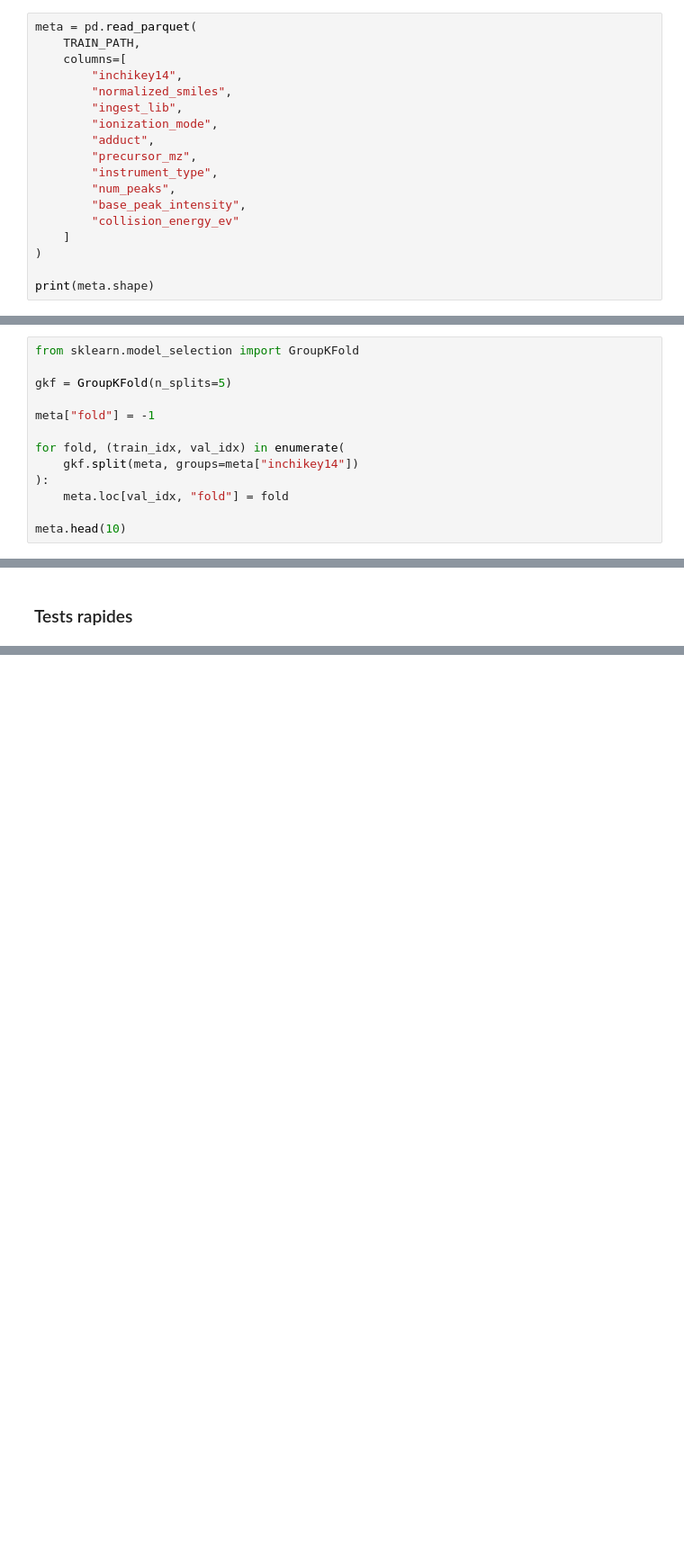
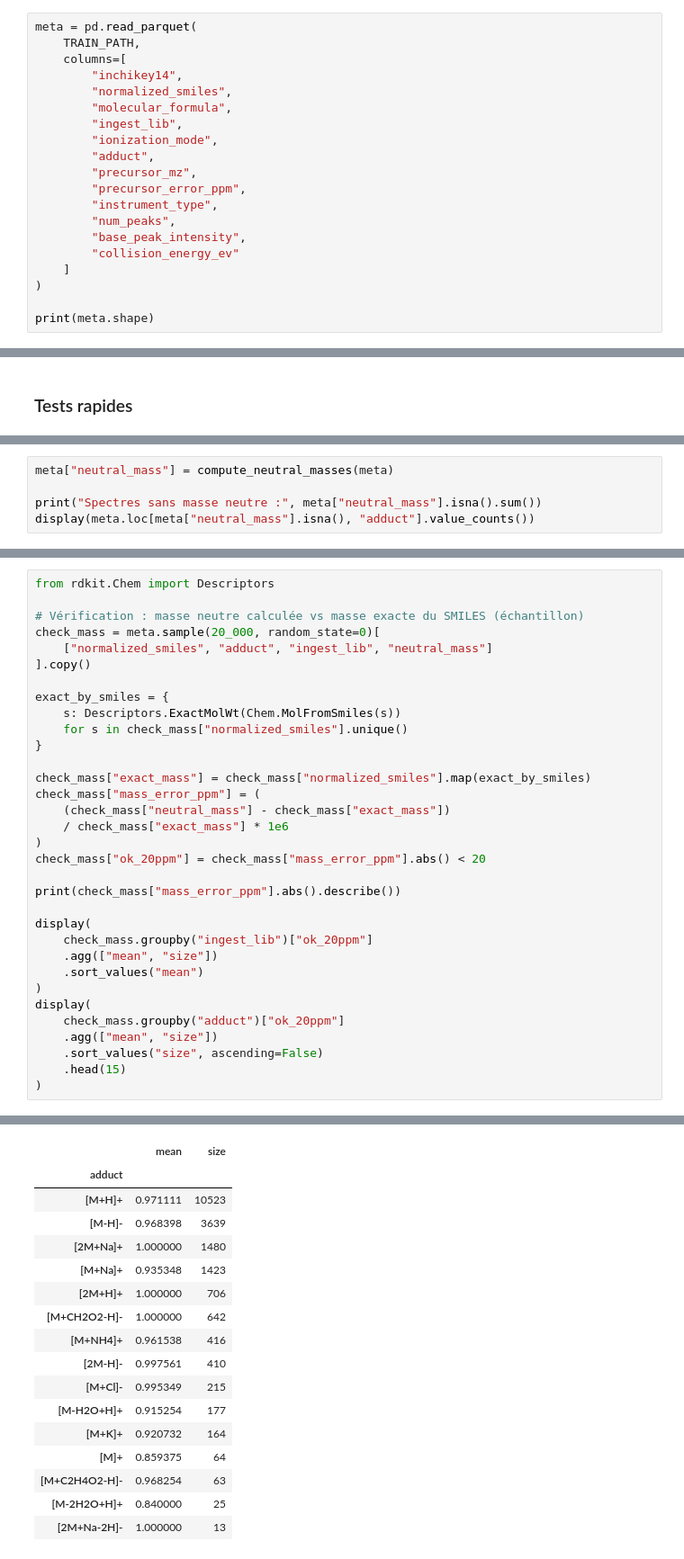
Before and after one commit to AntoninR-cmd/projet_ml, a Jupyter notebook: CASMI_2026_kagglehub_import_EDA.ipynb, the cells around one changed output, grey strips where cells are left out. Shown at 90% size. Cells and saved outputs as stored; diff of their text form; blank space fills up the shorter version.

```diff
--- a/CASMI_2026_kagglehub_import_EDA.ipynb
+++ b/CASMI_2026_kagglehub_import_EDA.ipynb
@@ -373,10 +378,12 @@ meta = pd.read_parquet(
     columns=[
         "inchikey14",
         "normalized_smiles",
+        "molecular_formula",
         "ingest_lib",
         "ionization_mode",
         "adduct",
         "precursor_mz",
+        "precursor_error_ppm",
         "instrument_type",
         "num_peaks",
         "base_peak_intensity",
@@ -460,13 +451,0 @@ Note: you may need to restart the kernel to use updated packages.
-# %%
-from sklearn.model_selection import GroupKFold
-
-gkf = GroupKFold(n_splits=5)
-
-meta["fold"] = -1
-
-for fold, (train_idx, val_idx) in enumerate(
-    gkf.split(meta, groups=meta["inchikey14"])
-):
-    meta.loc[val_idx, "fold"] = fold
-
-meta.head(10)
@@ -888,0 +622,5 @@ for k in range(5):
+# %%
+meta["neutral_mass"] = compute_neutral_masses(meta)
+
+print("Spectres sans masse neutre :", meta["neutral_mass"].isna().sum())
+display(meta.loc[meta["neutral_mass"].isna(), "adduct"].value_counts())
@@ -888,0 +634,34 @@ for k in range(5):
+# %%
+from rdkit.Chem import Descriptors
+
+# Vérification : masse neutre calculée vs masse exacte du SMILES (échantillon)
+check_mass = meta.sample(20_000, random_state=0)[
+    ["normalized_smiles", "adduct", "ingest_lib", "neutral_mass"]
+].copy()
+
+exact_by_smiles = {
+    s: Descriptors.ExactMolWt(Chem.MolFromSmiles(s))
+    for s in check_mass["normalized_smiles"].unique()
+}
+
+check_mass["exact_mass"] = check_mass["normalized_smiles"].map(exact_by_smiles)
+check_mass["mass_error_ppm"] = (
+    (check_mass["neutral_mass"] - check_mass["exact_mass"])
+    / check_mass["exact_mass"] * 1e6
+)
+check_mass["ok_20ppm"] = check_mass["mass_error_ppm"].abs() < 20
+
+print(check_mass["mass_error_ppm"].abs().describe())
+
+display(
+    check_mass.groupby("ingest_lib")["ok_20ppm"]
+    .agg(["mean", "size"])
+    .sort_values("mean")
+)
+display(
+    check_mass.groupby("adduct")["ok_20ppm"]
+    .agg(["mean", "size"])
+    .sort_values("size", ascending=False)
+    .head(15)
+)
+# %% [output]
@@ -888,0 +690,17 @@ for k in range(5):
+|  | mean | size |
+| adduct |  |  |
+| [M+H]+ | 0.971111 | 10523 |
+| [M-H]- | 0.968398 | 3639 |
+| [2M+Na]+ | 1.000000 | 1480 |
+| [M+Na]+ | 0.935348 | 1423 |
+| [2M+H]+ | 1.000000 | 706 |
+| [M+CH2O2-H]- | 1.000000 | 642 |
+| [M+NH4]+ | 0.961538 | 416 |
+| [2M-H]- | 0.997561 | 410 |
+| [M+Cl]- | 0.995349 | 215 |
+| [M-H2O+H]+ | 0.915254 | 177 |
+| [M+K]+ | 0.920732 | 164 |
+| [M]+ | 0.859375 | 64 |
+| [M+C2H4O2-H]- | 0.968254 | 63 |
+| [M-2H2O+H]+ | 0.840000 | 25 |
+| [2M+Na-2H]- | 1.000000 | 13 |
```
Also changed, not shown: parts of 48 cells of this notebook, 6 other files.
